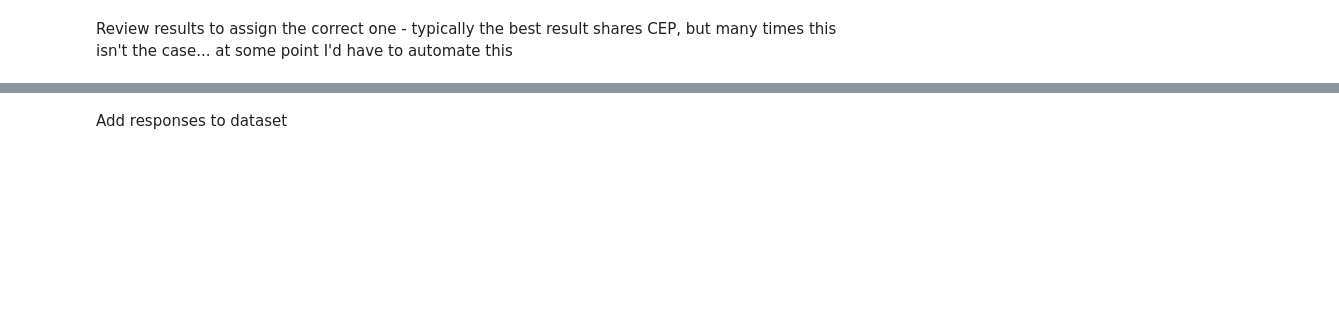
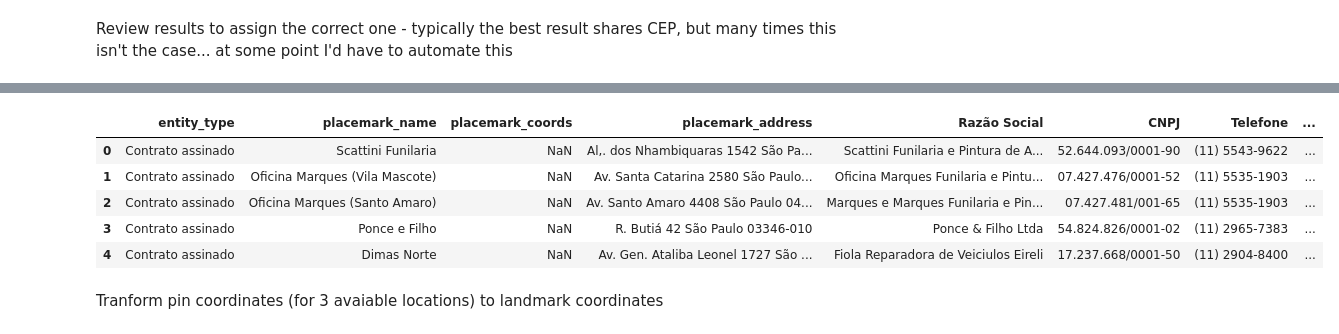
Before and after one commit to AlbertoSCF/location_data_analysis, a Jupyter notebook: bodyshops_data_parsing.ipynb, the cells around one changed output, grey strips where cells are left out. Saved outputs shown, nothing was run; the diff lists cells and outputs as text; code cells hidden in the pictures; blank space fills up the shorter version.

Commit message:
First processing of the bodyshops data

```diff
--- a/bodyshops_data_parsing.ipynb
+++ b/bodyshops_data_parsing.ipynb
@@ -137,7 +144,7 @@ Name: entity_type, dtype: int64
 # %% [markdown]
 There's some bodyshops with no description!
 # %%
-bodyshops = all_items[all_items['entity_type']=='Contrato assinado'].reset_index().drop(columns='index')
+bodyshops = all_items[all_items['entity_type']=='Contrato assinado'].reset_index().drop(columns='index').copy()
 bodyshops.isna().sum()
 # %% [output]
 entity_type                          0
@@ -309,0 +319,11 @@ correct_result_index = {
+# %%
+for k,v in correct_result_index.items():
+    if v==-1:
+        display(responses_formatted_address[k])
+        print()
+        #display(responses_raw_address[k])
+        #print()
+        for key in ['placemark_address', 'Logradouro', 'Número', 'Bairro', 'Cidade', 'CEP']:
+            print(key)
+            print(bodyshops.iloc[k][key])
+        print('\n----\n')
@@ -312,9 +507,0 @@ Check the cases where none of the options seem to be valid
-# %%
-for k,v in correct_result_index.items():
-    if v==-1:
-        display(responses[k])
-        print()
-        for key in ['Logradouro', 'Número', 'Bairro', 'Cidade', 'CEP']:
-            print(key)
-            print(bodyshops.iloc[k][key])
-        print('\n----\n')
@@ -485,5 +508,22 @@ CEP
-# %% [markdown]
-Add responses to dataset
 # %%
-#bodyshops = pd.concat([bodyshops, pd.DataFrame(responses)], axis=1)
-#bodyshops.head()
+mapped_info = []
+for k,v in correct_result_index.items():
+    if v!=-1:
+        mapped_info.append(responses_formatted_address[k][v])
+    else:
+        mapped_info.append({'mapped_address': np.nan,
+                            'latitude': np.nan,
+                            'longitude': np.nan})
+
+mapped_info = pd.DataFrame(mapped_info)
+bodyshops = pd.concat([bodyshops, mapped_info], axis=1)
+display(bodyshops.head())
+# %% [output]
+|  | entity_type | placemark_name | placemark_coords | placemark_address | Razão Social | CNPJ | Telefone | ... |
+| 0 | Contrato assinado | Scattini Funilaria | NaN | Al,. dos Nhambiquaras 1542 São Pa... | Scattini Funilaria e Pintura de A... | 52.644.093/0001-90 | (11) 5543-9622 | ... |
+| 1 | Contrato assinado | Oficina Marques (Vila Mascote) | NaN | Av. Santa Catarina 2580 São Paulo... | Oficina Marques Funilaria e Pintu... | 07.427.476/0001-52 | (11) 5535-1903 | ... |
+| 2 | Contrato assinado | Oficina Marques (Santo Amaro) | NaN | Av. Santo Amaro 4408 São Paulo 04... | Marques e Marques Funilaria e Pin... | 07.427.481/001-65 | (11) 5535-1903 | ... |
+| 3 | Contrato assinado | Ponce e Filho | NaN | R. Butiá 42 São Paulo 03346-010 | Ponce & Filho Ltda | 54.824.826/0001-02 | (11) 2965-7383 | ... |
+| 4 | Contrato assinado | Dimas Norte | NaN | Av. Gen. Ataliba Leonel 1727 São ... | Fiola Reparadora de Veiciulos Eireli | 17.237.668/0001-50 | (11) 2904-8400 | ... |
+# %% [markdown]
+Tranform pin coordinates (for 3 avaiable locations) to landmark coordinates
```
Also changed, not shown: parts of 18 cells of this notebook, 3 other files.
